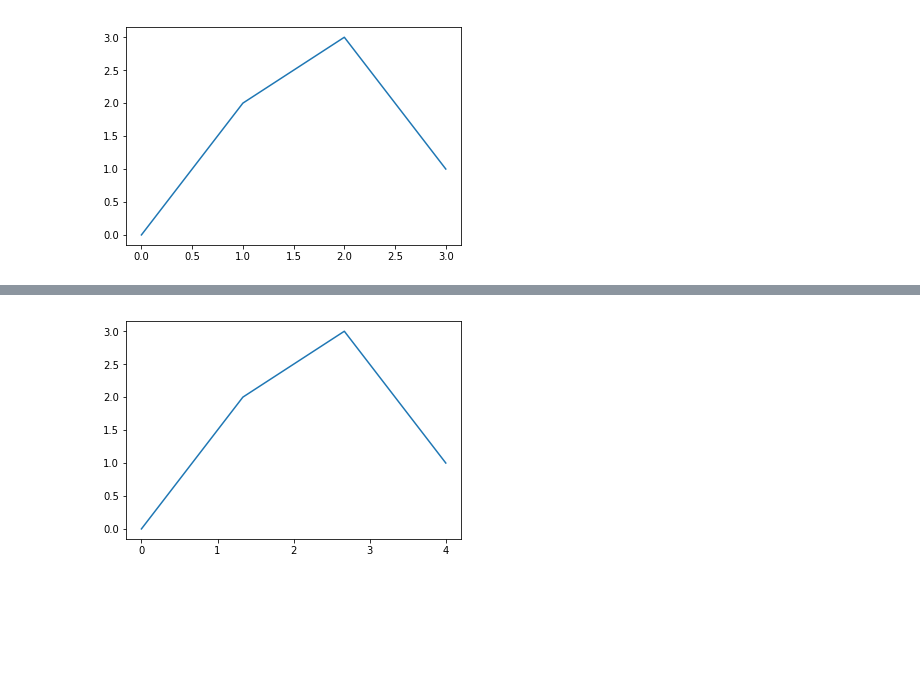
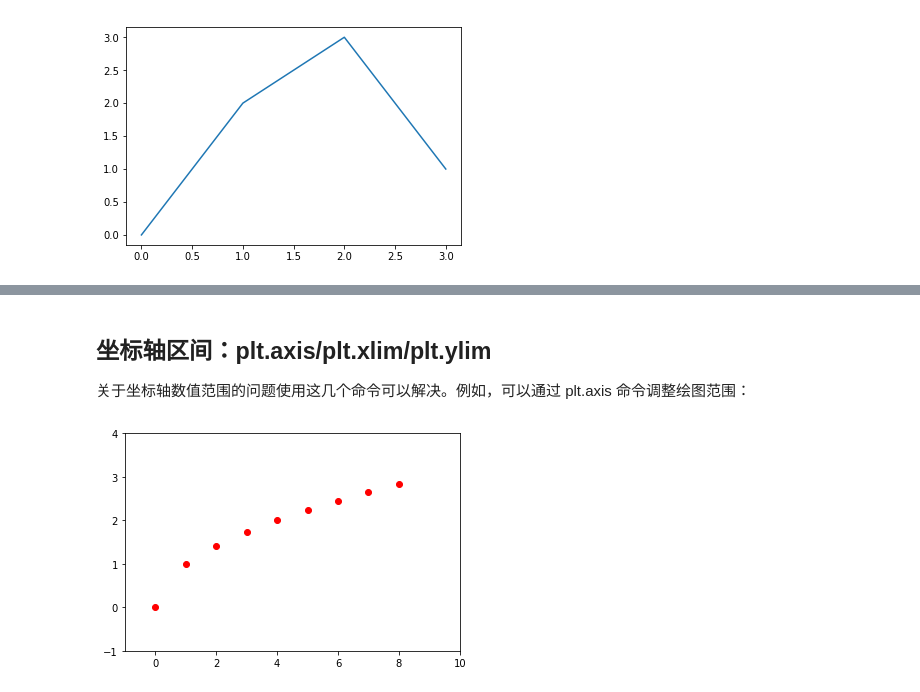
Before and after one commit to wklchris/Note-by-Jupyter, a Jupyter notebook: Python/Matplotlib.ipynb, the cells around one changed output, grey strips where cells are left out. Saved outputs shown, nothing was run; the diff lists cells and outputs as text; code cells hidden in the pictures; blank space fills up the shorter version.

```diff
--- a/Python/Matplotlib.ipynb
+++ b/Python/Matplotlib.ipynb
@@ -41,7 +92,13 @@ plt.show()
+# %% [markdown]
+## 坐标轴区间：plt.axis/plt.xlim/plt.ylim
+
+关于坐标轴数值范围的问题使用这几个命令可以解决。例如，可以通过 plt.axis 命令调整绘图范围：
 # %%
-x = np.linspace (0, 4, 4)
-y = [0, 2, 3, 1]
-plt.plot(x, y)
+x = np.arange(0, 9, 1)
+y = x**(1/2)
+plt.plot(x, y, 'ro')
+
+plt.axis([-1, 10, -1, 4])
 plt.show()
 # %% [output]
-[figure, old version]
+[figure, new version]
```
Also changed, not shown: parts of 28 cells of this notebook, 1 other file.
